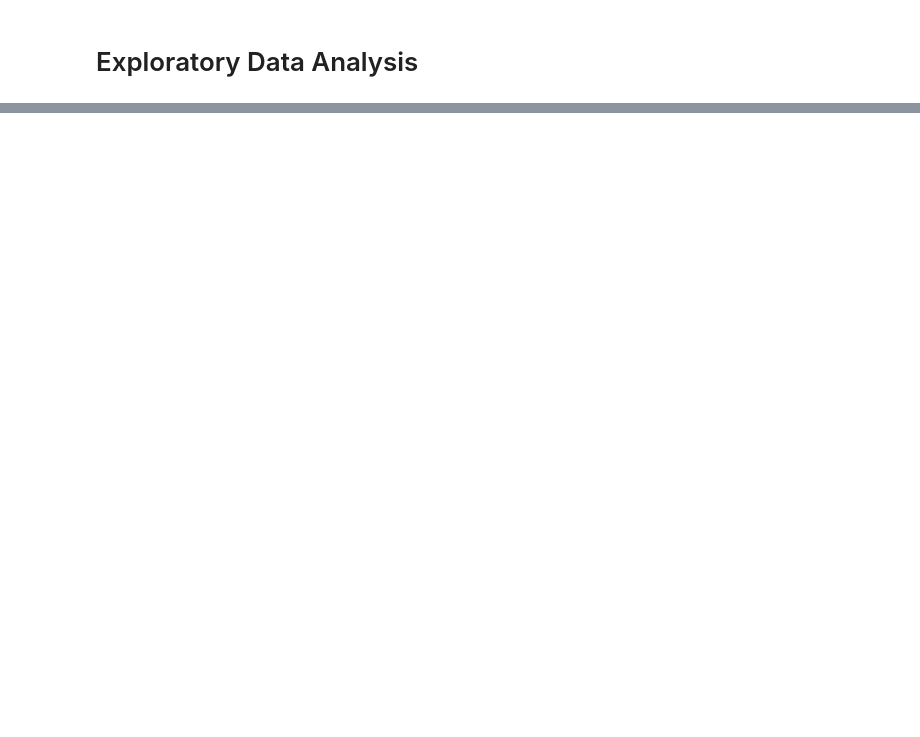
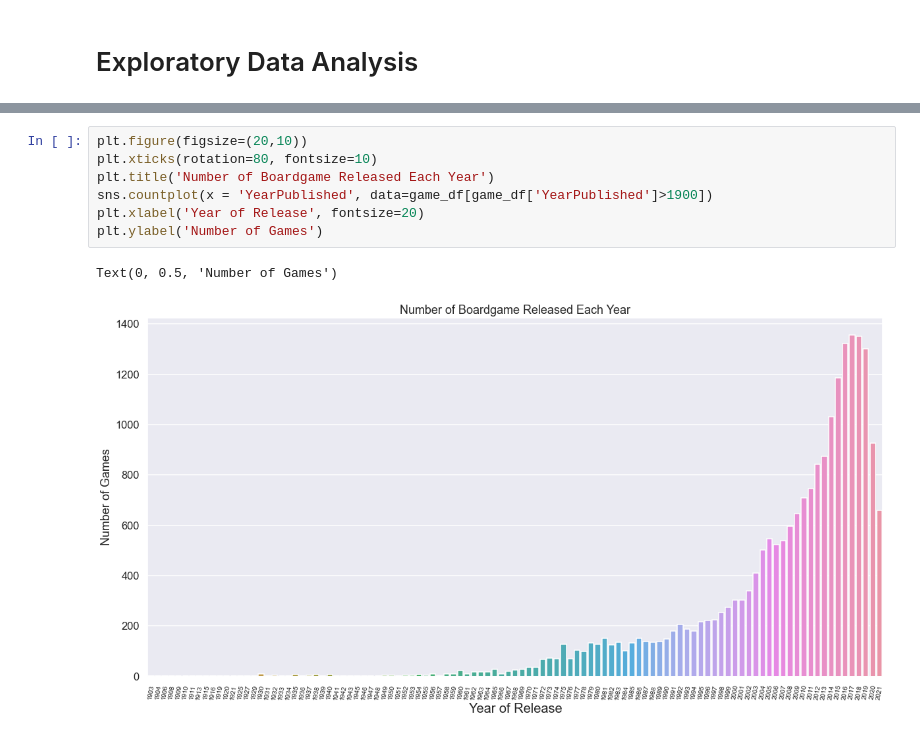
Before and after one commit to JohnathanJack/boardgame-recommender, a Jupyter notebook: notebook/exploratory.ipynb, the cells around one changed output, grey strips where cells are left out. Cells and saved outputs as stored; diff of their text form; blank space fills up the shorter version.

```diff
--- a/notebook/exploratory.ipynb
+++ b/notebook/exploratory.ipynb
@@ -29,0 +63,10 @@ game_df.head(5)
+# %%
+plt.figure(figsize=(20,10))
+plt.xticks(rotation=80, fontsize=10)
+plt.title('Number of Boardgame Released Each Year')
+sns.countplot(x = 'YearPublished', data=game_df[game_df['YearPublished']>1900])
+plt.xlabel('Year of Release', fontsize=20)
+plt.ylabel('Number of Games')
+# %% [output]
+Text(0, 0.5, 'Number of Games')
+[figure, added]
```
Also changed, not shown: parts of 16 cells of this notebook.
